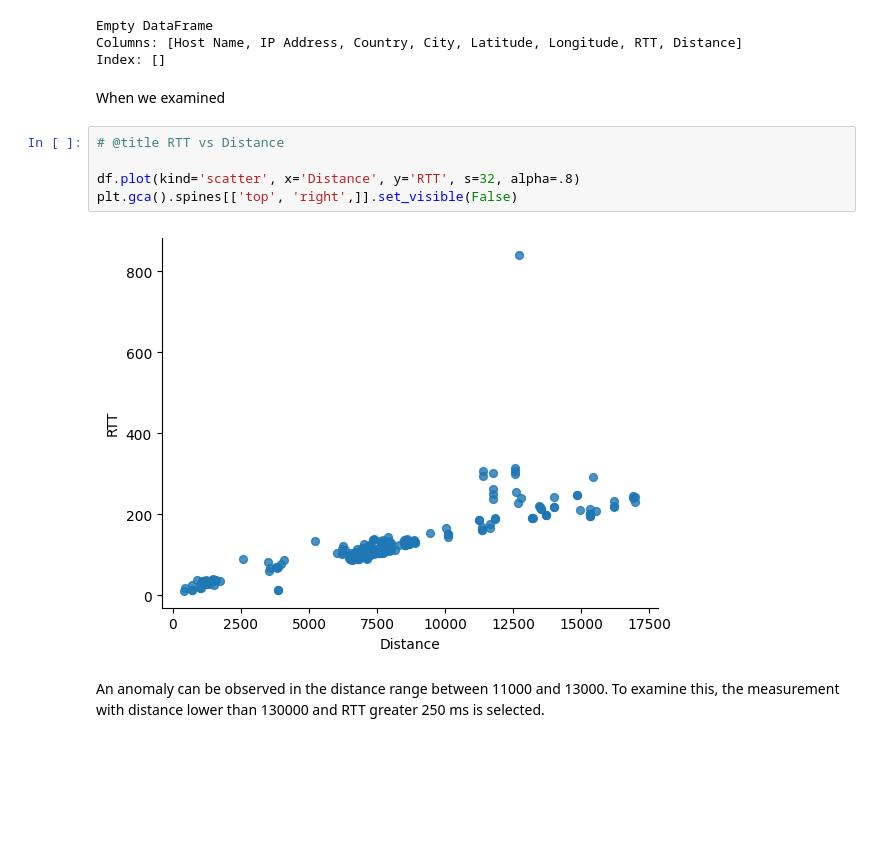
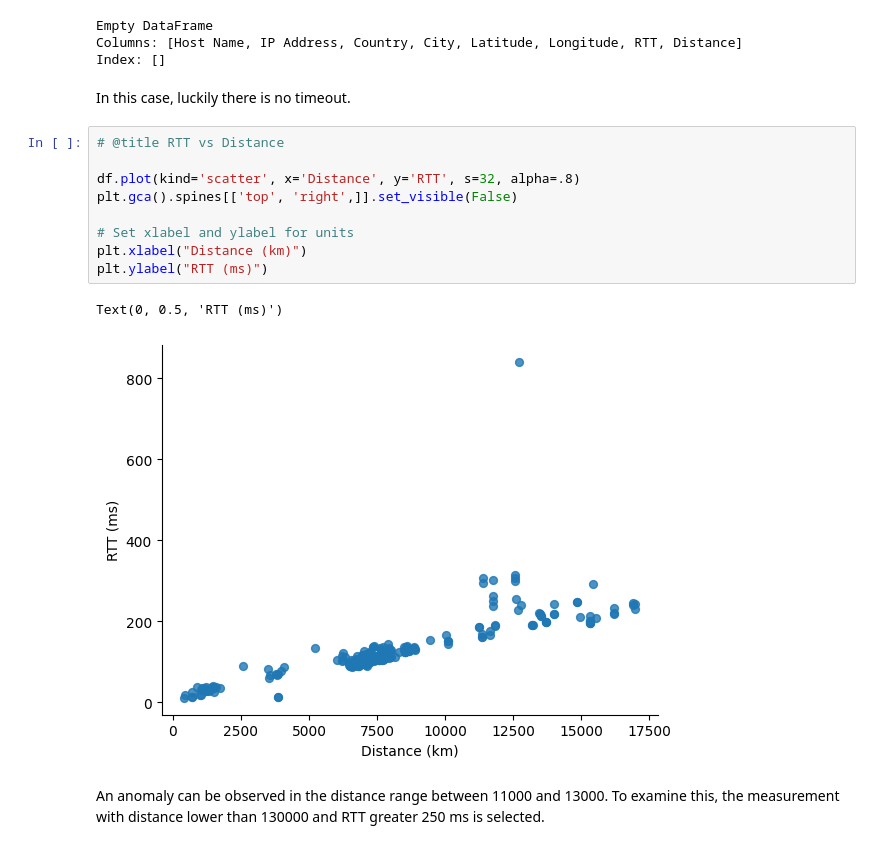
Before and after one commit to tugrul-kok/NMDA, a Jupyter notebook: HW1-RTT/HW1.ipynb, the cells around one changed output. Cells and saved outputs as stored; diff of their text form; blank space fills up the shorter version.

```diff
--- a/HW1-RTT/HW1.ipynb
+++ b/HW1-RTT/HW1.ipynb
@@ -191,15 +193,20 @@ print(high_rtt_rows)
 Empty DataFrame
 Columns: [Host Name, IP Address, Country, City, Latitude, Longitude, RTT, Distance]
 Index: []
-# %% [markdown]
-When we examined
+# %% [markdown]
+In this case, luckily there is no timeout.
 # %%
 # @title RTT vs Distance
 
 df.plot(kind='scatter', x='Distance', y='RTT', s=32, alpha=.8)
 plt.gca().spines[['top', 'right',]].set_visible(False)
+
+# Set xlabel and ylabel for units
+plt.xlabel("Distance (km)")
+plt.ylabel("RTT (ms)")
 # %% [output]
+Text(0, 0.5, 'RTT (ms)')
-[figure, old version]
+[figure, new version]
 # %% [markdown]
 An anomaly can be observed in the distance range between 11000 and 13000. To examine this, the measurement with distance lower than 130000 and RTT greater 250 ms is selected.
 # %%
```
Also changed, not shown: parts of 12 cells of this notebook, 2 other files.
